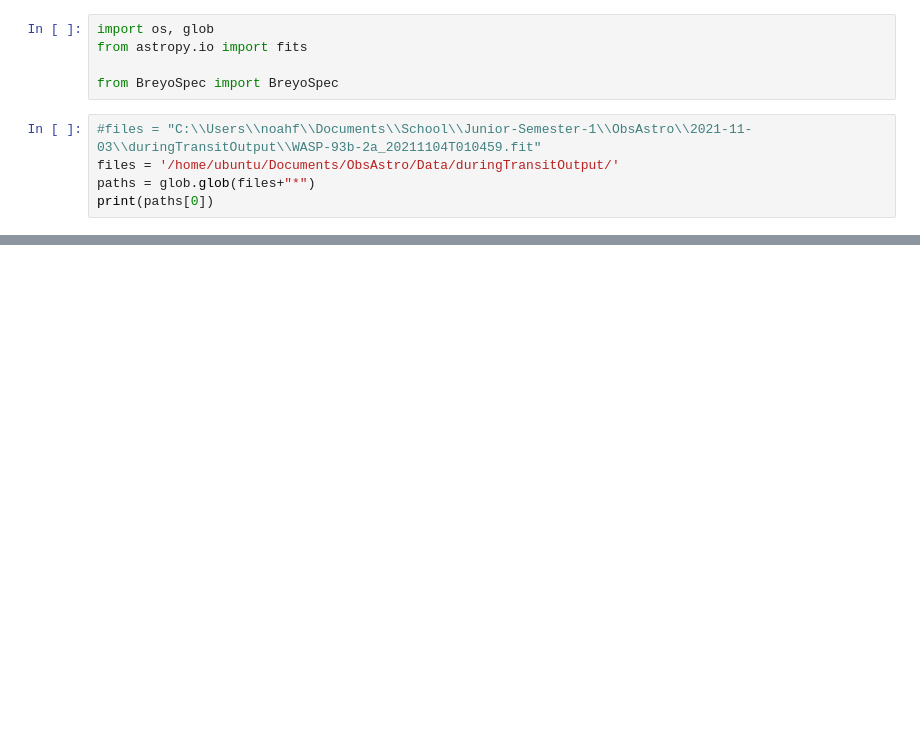
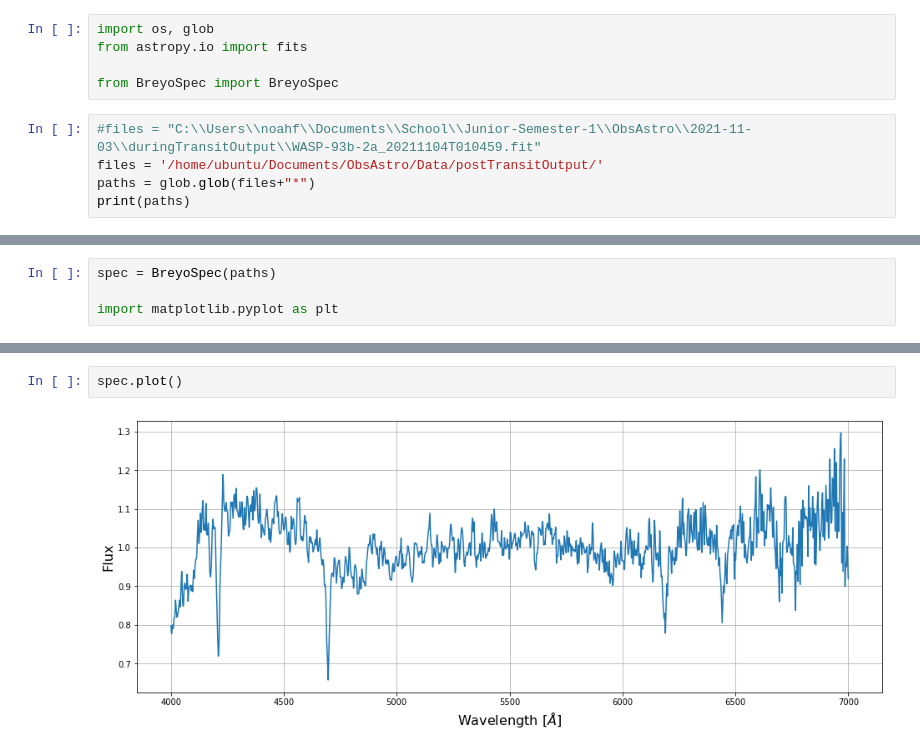
Before and after one commit to noahfranz13/ExoSpec, a Jupyter notebook: transitAnalysis.ipynb, the cells around one changed output, grey strips where cells are left out. Drawn from its saved outputs; the diff is of its cells as text; blank space fills up the shorter version.

Commit message:
Update BreyoSpec

```diff
--- a/transitAnalysis.ipynb
+++ b/transitAnalysis.ipynb
@@ -5,7 +5,7 @@ from astropy.io import fits
 from BreyoSpec import BreyoSpec
 # %%
 #files = "C:\\Users\\noahf\\Documents\\School\\Junior-Semester-1\\ObsAstro\\2021-11-03\\duringTransitOutput\\WASP-93b-2a_20211104T010459.fit"
-files = '/home/ubuntu/Documents/ObsAstro/Data/duringTransitOutput/'
+files = '/home/ubuntu/Documents/ObsAstro/Data/postTransitOutput/'
 paths = glob.glob(files+"*")
-print(paths[0])
+print(paths)
 # %% [output]
@@ -16,0 +13,4 @@ TypeError: norm() takes 2 positional arguments but 3 were given
+# %%
+spec = BreyoSpec(paths)
+
+import matplotlib.pyplot as plt
@@ -16,0 +28,4 @@ TypeError: norm() takes 2 positional arguments but 3 were given
+# %%
+spec.plot()
+# %% [output]
+[figure, added]
```
Also changed, not shown: parts of 3 cells of this notebook, 1 other file.
